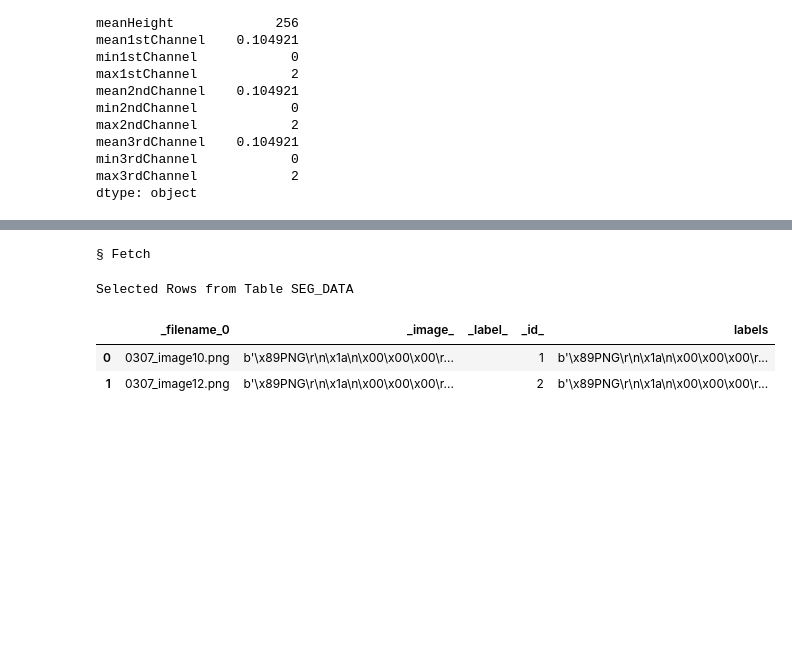
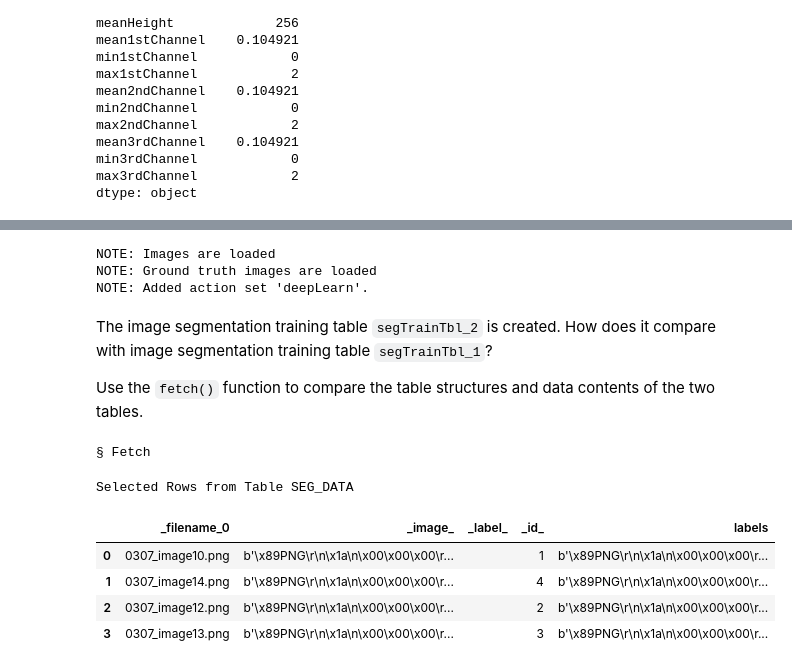
Before and after one commit to sassoftware/python-dlpy, a Jupyter notebook: examples/segmentation/image_segmentation_data_preparation.ipynb, the cells around one changed output, grey strips where cells are left out. Drawn from its saved outputs; the diff is of its cells as text; code cells hidden in the pictures; blank space fills up the shorter version.

```diff
--- a/examples/segmentation/image_segmentation_data_preparation.ipynb
+++ b/examples/segmentation/image_segmentation_data_preparation.ipynb
@@ -0,0 +31,13 @@
+# %%
+# This code defines variables that contain server-side
+# path specifications to the raw and mask (ground truth) images
+# for an image segmentation model.
+
+# Server-side path to model files
+model_path = r'/your-system/path-to/segmentation-files
+
+# Server path to raw input images in .png format
+raw_images = r'/your-system/path-to/segmentation-files/raw'
+
+# Server path to mask (ground truth) images in .png format
+mask_images = r'/your-system/path-to/segmentation-files/mask'
@@ -34,0 +102,8 @@ raw.show()
+# %%
+# Connect to the SAS CAS Server
+
+s = CAS('your-host-name.unx.company-name.com', 5570)
+# %%
+# Load the CAS deepLearn and image action sets
+s.loadactionset('image')
+s.loadactionset('deepLearn')
@@ -118,8 +341,27 @@ NOTE: Added action set 'deepLearn'.
+# %%
+# Create Image Segmentation Training Data Table segTrainTbl_2
+segTrainTbl_2 = create_segmentation_table(s,
+                                          # specify raw image path using var raw_images
+                                          path_to_images=raw_images,
+
+                                          # specify ground truth path using var mask_images
+                                          path_to_ground_truth=mask_images
+                                         )
+# %% [output]
+NOTE: Images are loaded
+NOTE: Ground truth images are loaded
+NOTE: Added action set 'deepLearn'.
+# %% [markdown]
+The image segmentation training table `segTrainTbl_2` is created. How does it compare with image segmentation training table `segTrainTbl_1`?
+
+Use the `fetch()` function to compare the table structures and data contents of the two tables.
 # %%
-tbl.fetch(to=2)
+segTrainTbl_2.fetch(to=4)
 # %% [output]
 § Fetch
 Selected Rows from Table SEG_DATA
 |  | _filename_0 | _image_ | _label_ | _id_ | labels |
 | 0 | 0307_image10.png | b'\x89PNG\r\n\x1a\n\x00\x00\x00\r... |  | 1 | b'\x89PNG\r\n\x1a\n\x00\x00\x00\r... |
-| 1 | 0307_image12.png | b'\x89PNG\r\n\x1a\n\x00\x00\x00\r... |  | 2 | b'\x89PNG\r\n\x1a\n\x00\x00\x00\r... |
+| 1 | 0307_image14.png | b'\x89PNG\r\n\x1a\n\x00\x00\x00\r... |  | 4 | b'\x89PNG\r\n\x1a\n\x00\x00\x00\r... |
+| 2 | 0307_image12.png | b'\x89PNG\r\n\x1a\n\x00\x00\x00\r... |  | 2 | b'\x89PNG\r\n\x1a\n\x00\x00\x00\r... |
+| 3 | 0307_image13.png | b'\x89PNG\r\n\x1a\n\x00\x00\x00\r... |  | 3 | b'\x89PNG\r\n\x1a\n\x00\x00\x00\r... |
```
Also changed, not shown: parts of 48 cells of this notebook.
